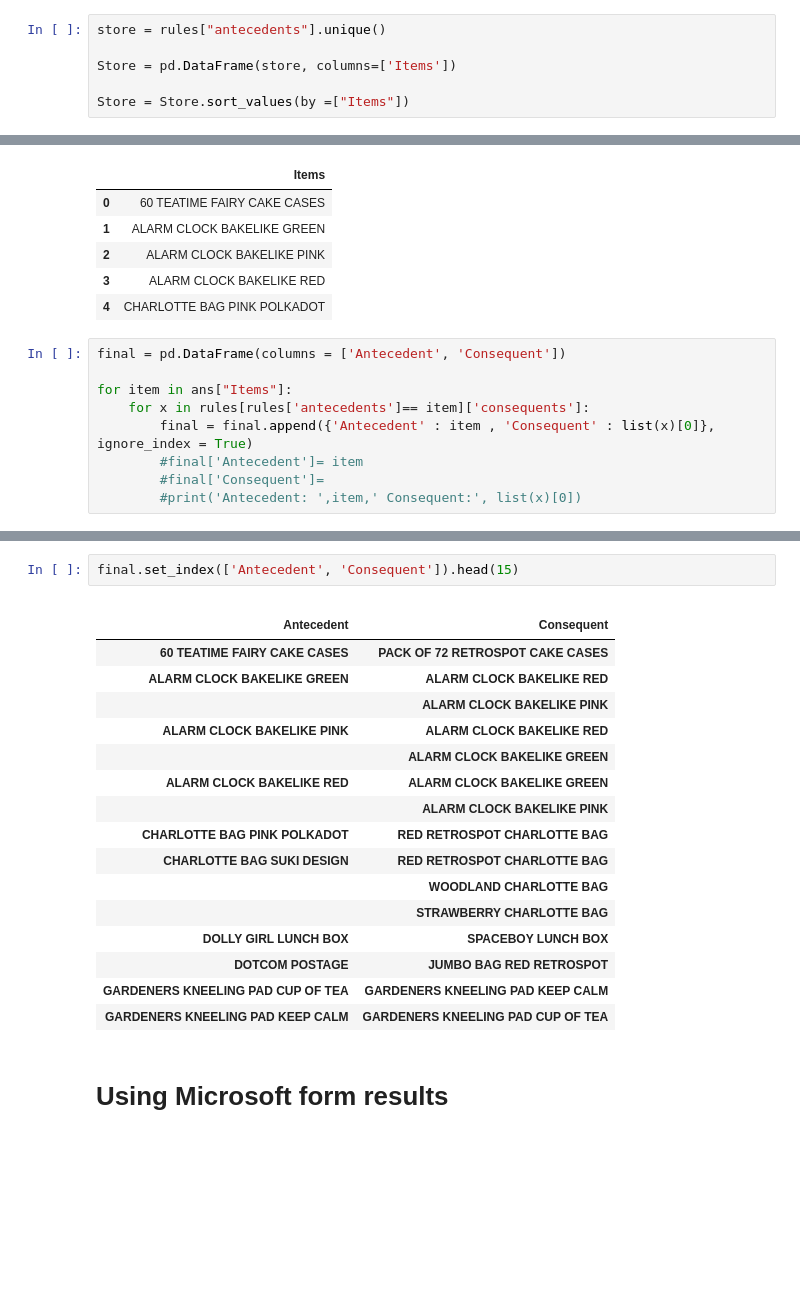
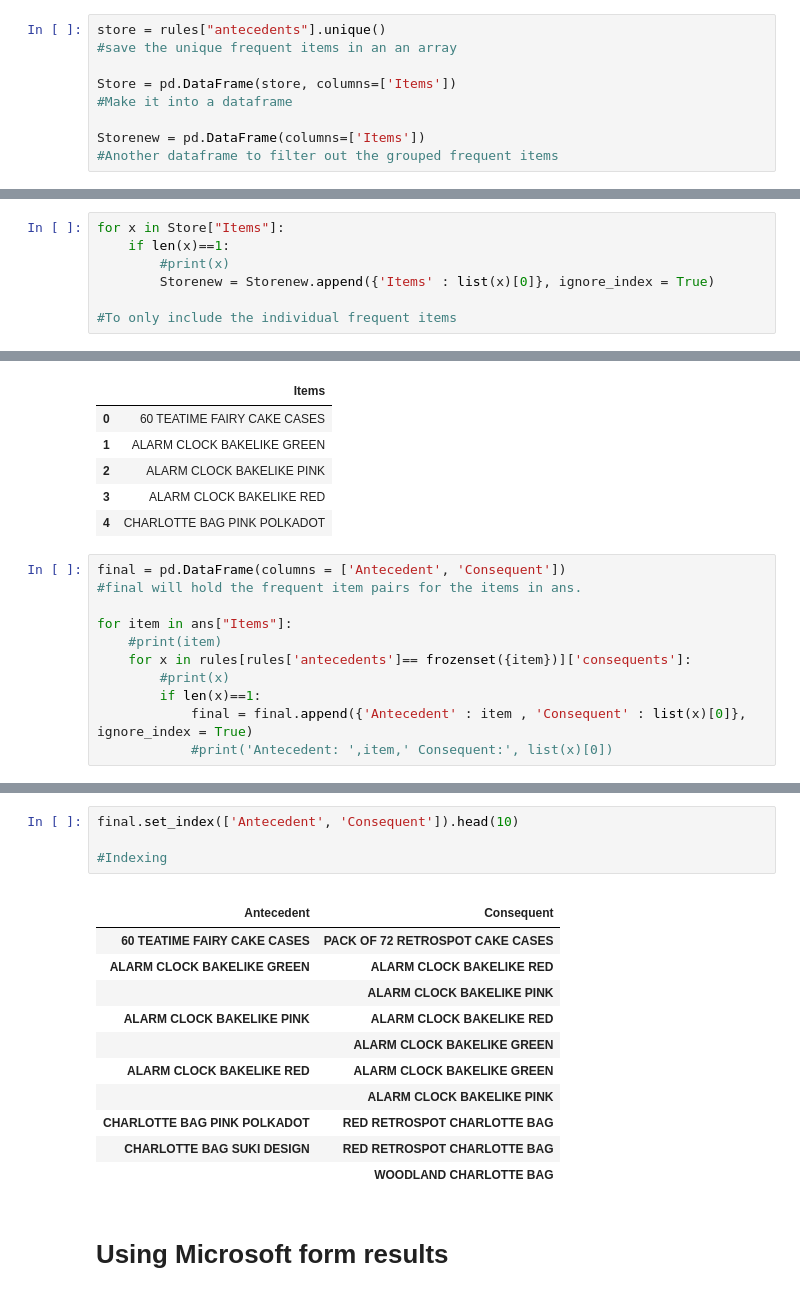
Before and after one commit to r567v/Apriori-on-Online-transactions, a Jupyter notebook: Apriori.ipynb, the cells around one changed output, grey strips where cells are left out. Saved outputs shown, nothing was run; the diff lists cells and outputs as text; blank space fills up the shorter version.

```diff
--- a/Apriori.ipynb
+++ b/Apriori.ipynb
@@ -303,7 +320,10 @@ rules.shape
 # Saving data into a file
 # %%
 store = rules["antecedents"].unique()
+#save the unique frequent items in an an array
 
 Store = pd.DataFrame(store, columns=['Items'])
+#Make it into a dataframe
 
-Store = Store.sort_values(by =["Items"])
+Storenew = pd.DataFrame(columns=['Items'])
+#Another dataframe to filter out the grouped frequent items
@@ -309,0 +341,7 @@ Store = Store.sort_values(by =["Items"])
+# %%
+for x in Store["Items"]:
+    if len(x)==1:
+        #print(x)
+        Storenew = Storenew.append({'Items' : list(x)[0]}, ignore_index = True)
+
+#To only include the individual frequent items
@@ -330,10 +387,12 @@ ans.head()
 | 4 | CHARLOTTE BAG PINK POLKADOT |
 # %%
 final = pd.DataFrame(columns = ['Antecedent', 'Consequent'])
+#final will hold the frequent item pairs for the items in ans.
 
 for item in ans["Items"]:
-    for x in rules[rules['antecedents']== item]['consequents']:
-        final = final.append({'Antecedent' : item , 'Consequent' : list(x)[0]}, ignore_index = True)
-        #final['Antecedent']= item
-        #final['Consequent']=
-        #print('Antecedent: ',item,' Consequent:', list(x)[0])
+    #print(item)
+    for x in rules[rules['antecedents']== frozenset({item})]['consequents']:
+        #print(x)
+        if len(x)==1:
+            final = final.append({'Antecedent' : item , 'Consequent' : list(x)[0]}, ignore_index = True)
+            #print('Antecedent: ',item,' Consequent:', list(x)[0])
@@ -358,23 +410,20 @@ Antecedent:  WOODLAND CHARLOTTE BAG  Consequent: CHARLOTTE BAG SUKI DESIGN
 # %%
-final.set_index(['Antecedent', 'Consequent']).head(15)
+final.set_index(['Antecedent', 'Consequent']).head(10)
+
+#Indexing
 # %% [output]
 |  |  |
 | Antecedent | Consequent |
 | 60 TEATIME FAIRY CAKE CASES | PACK OF 72 RETROSPOT CAKE CASES |
 | ALARM CLOCK BAKELIKE GREEN | ALARM CLOCK BAKELIKE RED |
 |  | ALARM CLOCK BAKELIKE PINK |
 | ALARM CLOCK BAKELIKE PINK | ALARM CLOCK BAKELIKE RED |
 |  | ALARM CLOCK BAKELIKE GREEN |
 | ALARM CLOCK BAKELIKE RED | ALARM CLOCK BAKELIKE GREEN |
 |  | ALARM CLOCK BAKELIKE PINK |
 | CHARLOTTE BAG PINK POLKADOT | RED RETROSPOT CHARLOTTE BAG |
 | CHARLOTTE BAG SUKI DESIGN | RED RETROSPOT CHARLOTTE BAG |
 |  | WOODLAND CHARLOTTE BAG |
-|  | STRAWBERRY CHARLOTTE BAG |
-| DOLLY GIRL LUNCH BOX | SPACEBOY LUNCH BOX |
-| DOTCOM POSTAGE | JUMBO BAG RED RETROSPOT |
-| GARDENERS KNEELING PAD CUP OF TEA | GARDENERS KNEELING PAD KEEP CALM |
-| GARDENERS KNEELING PAD KEEP CALM | GARDENERS KNEELING PAD CUP OF TEA |
 # %% [markdown]
 # Using Microsoft form results
 # %%
```
Also changed, not shown: parts of 44 cells of this notebook.
